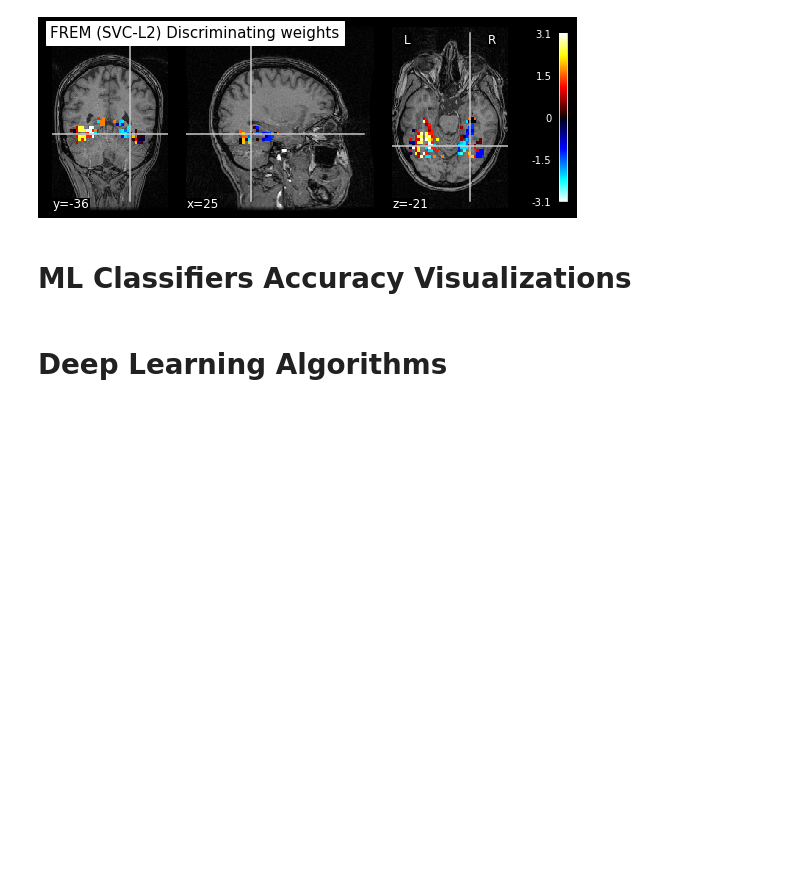
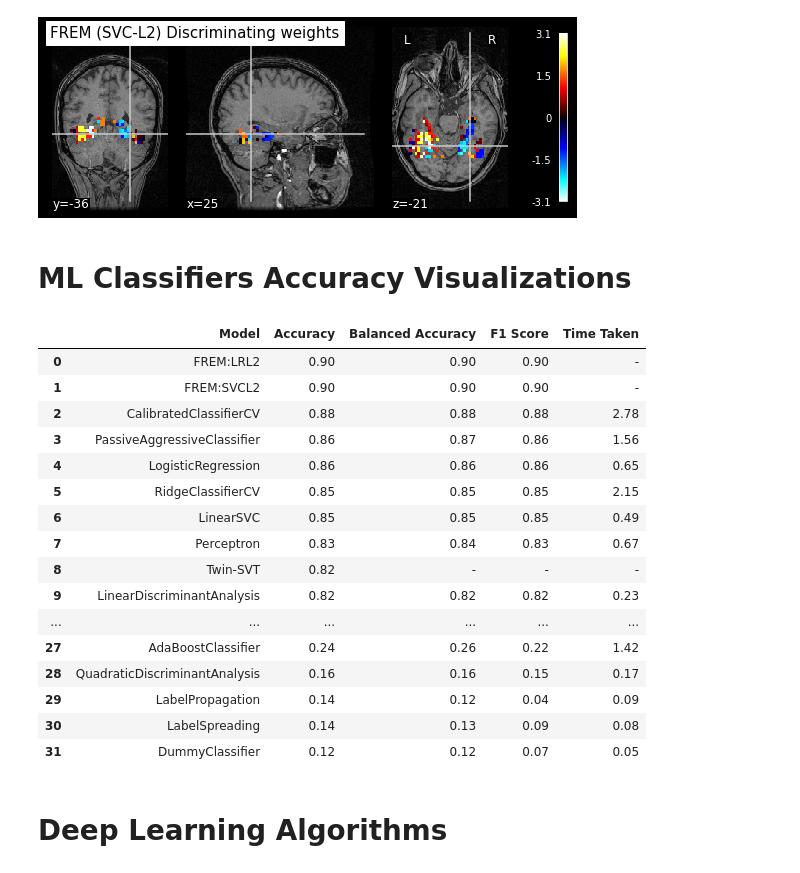
Before and after one commit to cankocagil/Cognitive-Computational-Modelling-for-Spatio-Temporal-fMRI-in-Ventral-Temporal-Cortex, a Jupyter notebook: CompNeuro_2021-2022_Final_Project.ipynb, the cells around one changed output. Saved outputs shown, nothing was run; the diff lists cells and outputs as text; code cells hidden in the pictures; blank space fills up the shorter version.

```diff
--- a/CompNeuro_2021-2022_Final_Project.ipynb
+++ b/CompNeuro_2021-2022_Final_Project.ipynb
@@ -1335,6 +1299,79 @@ plotting.show()
 [figure]
 # %% [markdown]
 # ML Classifiers Accuracy Visualizations
+# %%
+def list2df(iterable):
+    df = pd.DataFrame(iterable).T
+    df.columns = cols
+    return df
+# %%
+average_df = None
+cols = ['Model', 'Accuracy', 'Balanced Accuracy', 'F1 Score', 'Time Taken']
+accuracy_svc = 0
+accuracy_logistic = 0
+num_subjects = 6
+
+for subject_id in range(num_subjects):
+    results_df = pd.read_csv(os.path.join(results_dir, f'Subject_{subject_id}_lazy_results.csv')).sort_values(by = 'Model')
+    if subject_id == 0:
+        average_df = results_df
+    else:
+        average_df += results_df
+
+    results_df_frem = pd.read_csv(os.path.join(results_dir, f'Subject_{subject_id}_FREMCV_results.csv'))
+    accuracy_svc += results_df_frem.mean(1).mean()
+
+    results_df_frem_lr = pd.read_csv(os.path.join(results_dir, f'Subject_{subject_id}_FREMLogisticRegressionCV_results.csv'))
+    accuracy_logistic += results_df_frem_lr.mean(1).mean()
+
+
+accuracy_svc /= num_subjects
+accuracy_svc = round(accuracy_svc, 2)
+frem_col = ['FREM:SVCL2', accuracy_svc, accuracy_svc, accuracy_svc, '-']
+df_frem = list2df(frem_col)
+
+
+accuracy_logistic /= num_subjects
+accuracy_logistic = round(accuracy_logistic, 2)
+frem_col_lr = ['FREM:LRL2', accuracy_logistic, accuracy_logistic, accuracy_logistic, '-']
+df_frem_lr = list2df(frem_col_lr)
+
+cnn1 = ['2D CNN', 0.70, '-', '-', '-' ]
+cnn2 = ['3D CNN', 0.80, '-', '-', '-' ]
+twin = ['Twin-SVT', 0.82, '-', '-', '-' ]
+df_cnn1 = list2df(cnn1)
+df_cnn2 = list2df(cnn2)
+df_twin = list2df(twin)
+
+average_df = average_df.drop('Model', axis = 1) / num_subjects
+average_df['Model'] = results_df['Model']
+average_df.drop('ROC AUC', axis = 1, inplace = True)
+average_df = average_df[cols]
+average_df = pd.concat([average_df, df_frem, df_frem_lr, df_cnn1, df_cnn2, df_twin])
+
+
+average_df.sort_values('Accuracy', inplace = True, ascending = False)
+average_df.index = range(len(average_df))
+average_df.to_csv(os.path.join(results_dir, 'LazyAveragedResults.csv'), index=False)
+average_df
+# %% [output]
+|  | Model | Accuracy | Balanced Accuracy | F1 Score | Time Taken |
+| 0 | FREM:LRL2 | 0.90 | 0.90 | 0.90 | - |
+| 1 | FREM:SVCL2 | 0.90 | 0.90 | 0.90 | - |
+| 2 | CalibratedClassifierCV | 0.88 | 0.88 | 0.88 | 2.78 |
+| 3 | PassiveAggressiveClassifier | 0.86 | 0.87 | 0.86 | 1.56 |
+| 4 | LogisticRegression | 0.86 | 0.86 | 0.86 | 0.65 |
+| 5 | RidgeClassifierCV | 0.85 | 0.85 | 0.85 | 2.15 |
+| 6 | LinearSVC | 0.85 | 0.85 | 0.85 | 0.49 |
+| 7 | Perceptron | 0.83 | 0.84 | 0.83 | 0.67 |
+| 8 | Twin-SVT | 0.82 | - | - | - |
+| 9 | LinearDiscriminantAnalysis | 0.82 | 0.82 | 0.82 | 0.23 |
+| ... | ... | ... | ... | ... | ... |
+| 27 | AdaBoostClassifier | 0.24 | 0.26 | 0.22 | 1.42 |
+| 28 | QuadraticDiscriminantAnalysis | 0.16 | 0.16 | 0.15 | 0.17 |
+| 29 | LabelPropagation | 0.14 | 0.12 | 0.04 | 0.09 |
+| 30 | LabelSpreading | 0.14 | 0.13 | 0.09 | 0.08 |
+| 31 | DummyClassifier | 0.12 | 0.12 | 0.07 | 0.05 |
 # %% [markdown]
 # Deep Learning Algorithms
 # %%
```
Also changed, not shown: parts of 39 cells of this notebook.
